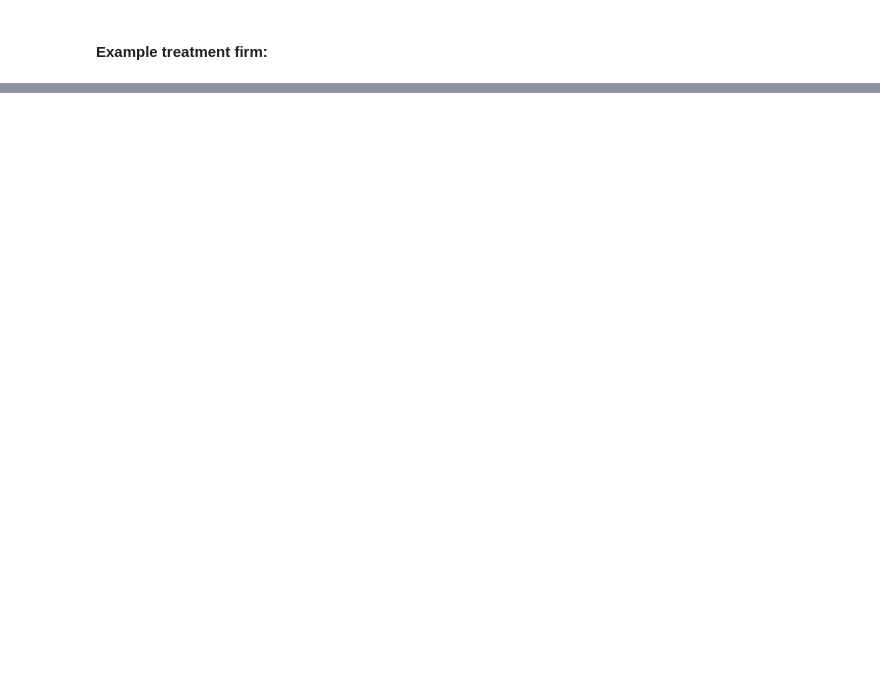
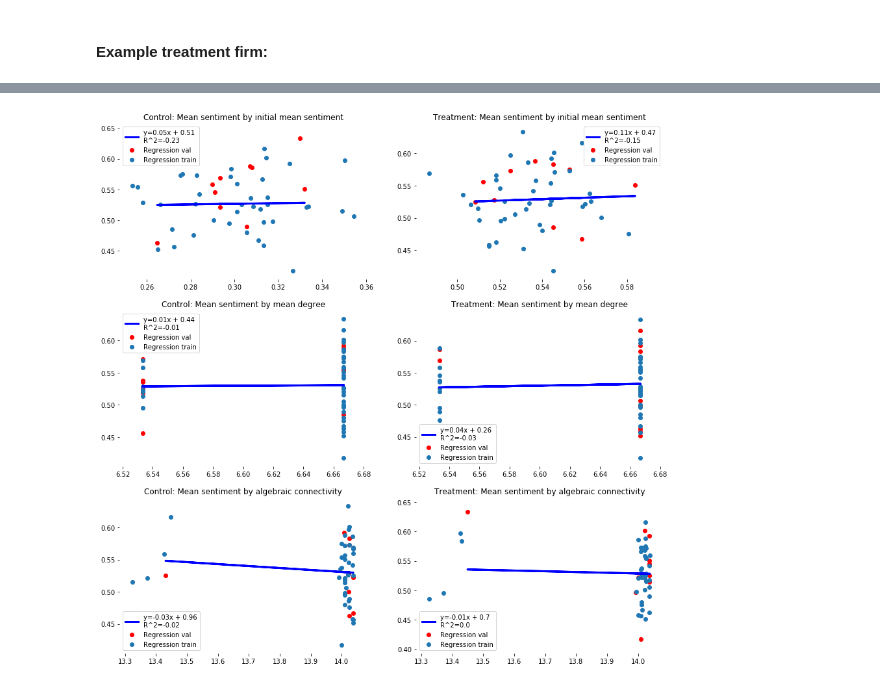
Before and after one commit to beccaroskill/organizing-simulation, a Jupyter notebook: degroot_social_learning.ipynb, the cells around one changed output, grey strips where cells are left out. Cells and saved outputs as stored; diff of their text form; code cells hidden in the pictures; blank space fills up the shorter version.

```diff
--- a/degroot_social_learning.ipynb
+++ b/degroot_social_learning.ipynb
@@ -178,0 +247,43 @@ for i, (title, F) in enumerate(firms.items()):
+# %%
+VAL_PERCENT = 0.2
+
+def split_train_val(data, val_percent=0.2):
+    random.shuffle(data)
+    train = np.array(data[:int(-val_percent * len(data))]).reshape(-1, 1)
+    val = np.array(data[int(-val_percent * len(data)):]).reshape(-1, 1)
+    return [train, val]
+
+def regress(x_data, y_data):
+    y_train, y_val = split_train_val(y_data, VAL_PERCENT)
+    x_train, x_val = split_train_val(x_data, VAL_PERCENT)
+    # Train model using the training sets
+    plt.scatter(x_val, y_val, color='red', label='Regression val')
+    plt.scatter(x_train, y_train, label='Regression train')
+    regr = linear_model.LinearRegression()
+    regr.fit(x_train, y_train)
+    # Make predictions using the testing set
+    predictor = regr.predict(x_val)
+    m = round(regr.coef_[0][0], 2)
+    b = round(regr.intercept_[0], 2)
+    r2 = round(r2_score(y_val, predictor), 2)
+    plt.plot(x_val, predictor, color='blue', linewidth=3,
+             label='y={}x + {}\nR^2={}'.format(m, b, r2))
+    plt.legend()
+# %%
+means = np.array([firm.get_mean_sentiment(15) for firm in F_contacted_set])
+
+indicators = {
+    'Control: Mean sentiment by initial mean sentiment': [firm.get_stats()['initial_mean'] for firm in F_control_set],
+    'Treatment: Mean sentiment by initial mean sentiment': [firm.get_stats()['initial_mean'] for firm in F_contacted_set],
+    'Control: Mean sentiment by mean degree': [firm.get_stats()['mean_degree'] for firm in F_control_set],
+    'Treatment: Mean sentiment by mean degree': [firm.get_stats()['mean_degree'] for firm in F_contacted_set],
+    'Control: Mean sentiment by algebraic connectivity': [firm.get_stats()['lapl_mat'][1] for firm in F_control_set],
+    'Treatment: Mean sentiment by algebraic connectivity': [firm.get_stats()['lapl_mat'][1] for firm in F_contacted_set]
+}
+
+for i, (title, indicator) in enumerate(indicators.items()):
+    plt.subplot(3, 2, i + 1)
+    plt.title(title)
+    regress(np.array(indicator), means)
+# %% [output]
+[figure, added]
```
Also changed, not shown: parts of 13 cells of this notebook.
